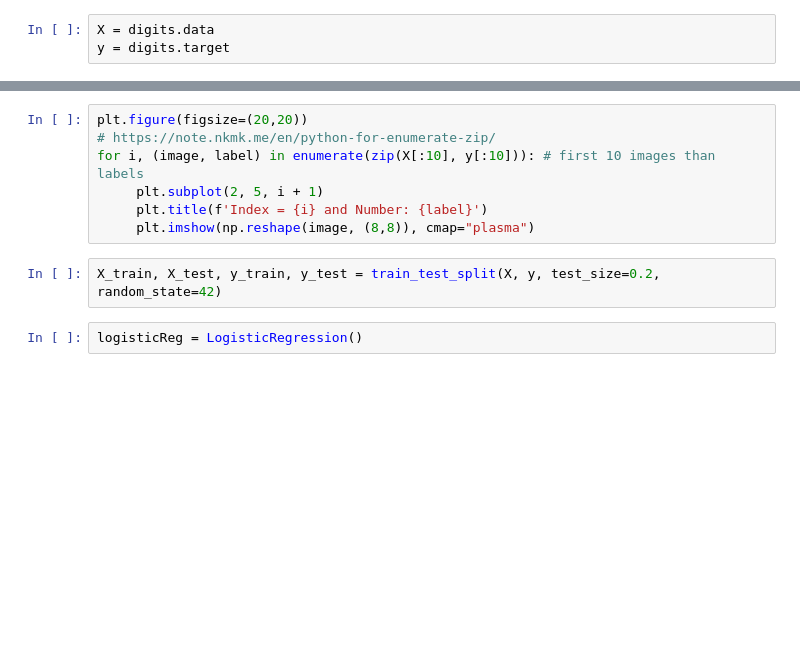
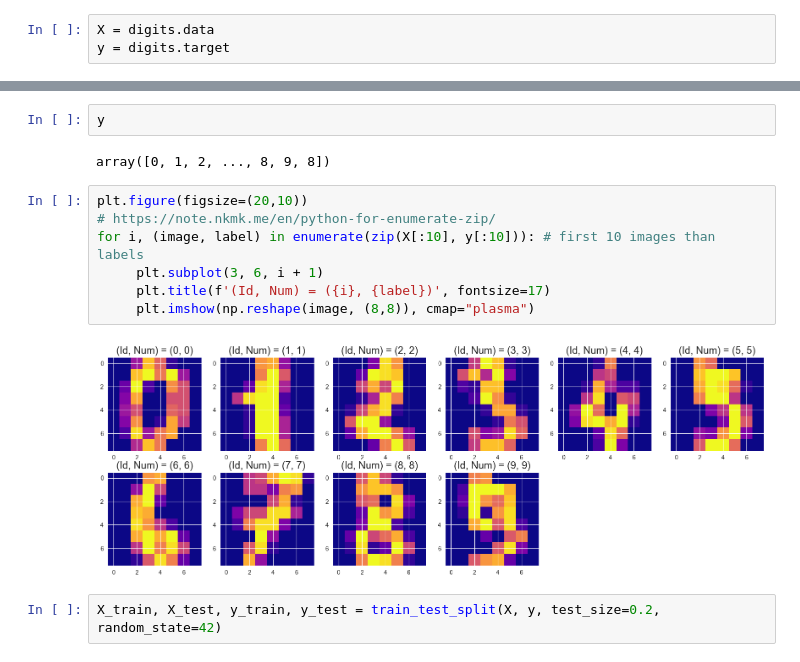
Before and after one commit to PsimonL/SupervisedLearning, a Jupyter notebook: Logistic_Regression/test.ipynb, the cells around one changed output, grey strips where cells are left out. Drawn from its saved outputs; the diff is of its cells as text; blank space fills up the shorter version.

Commit message:
Logistic Regression

```diff
--- a/Logistic_Regression/test.ipynb
+++ b/Logistic_Regression/test.ipynb
@@ -24,11 +51,15 @@ y = digits.target
+# %%
+y
+# %% [output]
+array([0, 1, 2, ..., 8, 9, 8])
 # %%
-plt.figure(figsize=(20,20))
+plt.figure(figsize=(20,10))
 # https://note.nkmk.me/en/python-for-enumerate-zip/
 for i, (image, label) in enumerate(zip(X[:10], y[:10])): # first 10 images than labels
-     plt.subplot(2, 5, i + 1)
-     plt.title(f'Index = {i} and Number: {label}')
+     plt.subplot(3, 6, i + 1)
+     plt.title(f'(Id, Num) = ({i}, {label})', fontsize=17)
      plt.imshow(np.reshape(image, (8,8)), cmap="plasma")
+# %% [output]
+[figure, added]
 # %%
 X_train, X_test, y_train, y_test = train_test_split(X, y, test_size=0.2, random_state=42)
-# %%
-logisticReg = LogisticRegression()
```
Also changed, not shown: parts of 23 cells of this notebook.
